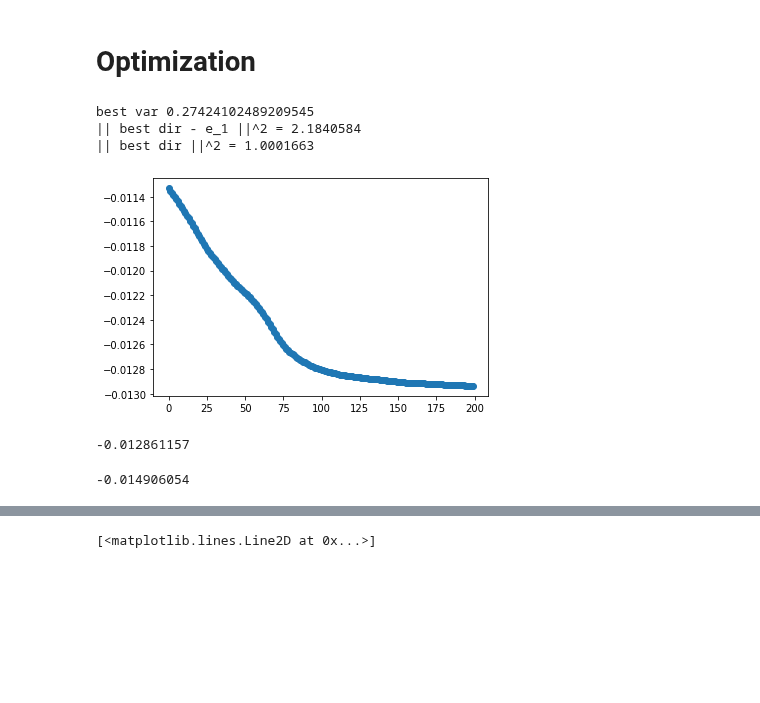
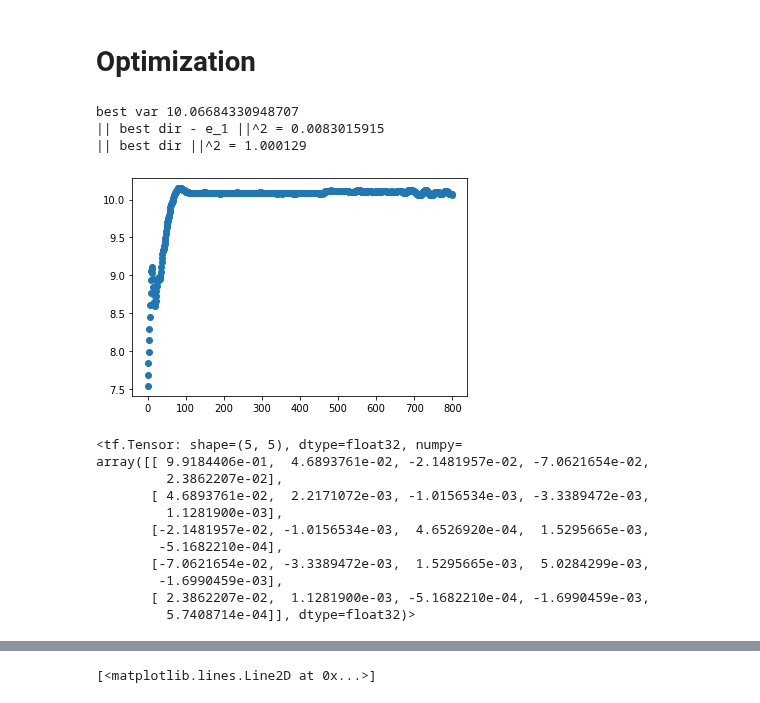
Before and after one commit to XingLLiu/u-stat-high-dim, a Jupyter notebook: find_noise.ipynb, the cells around one changed output, grey strips where cells are left out. Saved outputs shown, nothing was run; the diff lists cells and outputs as text; code cells hidden in the pictures; blank space fills up the shorter version.

Commit message:
compute \sigma_H1 and update optim objective for finding hyperparams

```diff
--- a/find_noise.ipynb
+++ b/find_noise.ipynb
@@ -224,6 +206,7 @@ ksd = ConvolvedKSD(target=target, kernel=imq, conv_kernel=None)
 # %%
-log_sigma = tf.Variable([0.])
+log_sigma = tf.Variable([1.])
 u_vec = tf.eye(dim)[:, 0]
+# u_vec = tf.ones((dim,)) / tf.math.sqrt(float(dim))
 
 param = tf.Variable(tf.concat([log_sigma, u_vec], axis=0))
 
@@ -232,35 +215,51 @@ param = tf.Variable(tf.concat([log_sigma, u_vec], axis=0))
 # loss_fn = lambda: -ksd.eval_mat(param[0], samples_off, tf.identity(samples_off), conv_samples_full, conv_samples, u=param[1:])
 def loss_fn():
     param[1:].assign(param[1:] / tf.math.sqrt(tf.reduce_sum(param[1:]**2)))
-    return -ksd.eval_mat(param[0], samples_off, tf.identity(samples_off), conv_samples_full, conv_samples, u=param[1:])
+    res = -ksd.eval_mat(param[0], samples_off, tf.identity(samples_off), conv_samples_full, conv_samples, u=param[1:])
+    var = ksd.h1_var(allparams=True,
+                     log_noise_std=param[0],
+                     X=samples_off,
+                     Y=tf.identity(samples_off),
+                     conv_samples_full=conv_samples_full,
+                     conv_samples=conv_samples,
+                     u=param[1:])
+    res /= tf.math.sqrt(var) + 1e-8
+    return res
 
-num_steps = 200
+num_steps = 800
 losses = tfp.math.minimize(loss_fn,
                            num_steps=num_steps,
-                           optimizer=tf.optimizers.Adam(learning_rate=0.01),
+                           optimizer=tf.optimizers.Adam(learning_rate=1e-2),
                            trace_fn=lambda x: x)
 
 print("best var", tf.exp(param[0]).numpy()**2)
 print("|| best dir - e_1 ||^2 =", tf.reduce_sum((param[1:] - tf.eye(dim)[:, 0])**2).numpy())
 print("|| best dir ||^2 =", tf.reduce_sum(param[1:]**2).numpy())
 # %% [output]
-best var 0.27424102489209545
-|| best dir - e_1 ||^2 = 2.1840584
-|| best dir ||^2 = 1.0001663
+best var 10.06684330948707
+|| best dir - e_1 ||^2 = 0.0083015915
+|| best dir ||^2 = 1.000129
 # %%
-# plt.scatter(range(num_steps), tf.math.exp(losses.parameters[0].numpy()[:, 0])**2)
-plt.scatter(range(num_steps), losses.loss.numpy())
+plt.scatter(range(num_steps), tf.math.exp(losses.parameters[0].numpy()[:, 0])**2)
+# plt.scatter(range(num_steps), losses.loss.numpy())
 plt.show()
 # %% [output]
-[figure, old version]
+[figure, new version]
-# %%
-losses.loss.numpy()[-1]
-# %% [output]
--0.012861157
-# %%
-losses.loss.numpy()[-1]
-# %% [output]
--0.014906054
+# %%
+vv = tf.reshape(param[1:], (1, -1))
+tf.transpose(vv) @ vv
+# %% [output]
+<tf.Tensor: shape=(5, 5), dtype=float32, numpy=
+array([[ 9.9184406e-01,  4.6893761e-02, -2.1481957e-02, -7.0621654e-02,
+         2.3862207e-02],
+       [ 4.6893761e-02,  2.2171072e-03, -1.0156534e-03, -3.3389472e-03,
+         1.1281900e-03],
+       [-2.1481957e-02, -1.0156534e-03,  4.6526920e-04,  1.5295665e-03,
+        -5.1682210e-04],
+       [-7.0621654e-02, -3.3389472e-03,  1.5295665e-03,  5.0284299e-03,
+        -1.6990459e-03],
+       [ 2.3862207e-02,  1.1281900e-03, -5.1682210e-04, -1.6990459e-03,
+         5.7408714e-04]], dtype=float32)>
 # %%
 # with on-target samples
 loss_fn = lambda: -ksd.eval(log_sigma, samples_on, tf.identity(samples_on), conv_samples_full, conv_samples)
```
Also changed, not shown: parts of 15 cells of this notebook, 3 other files.
